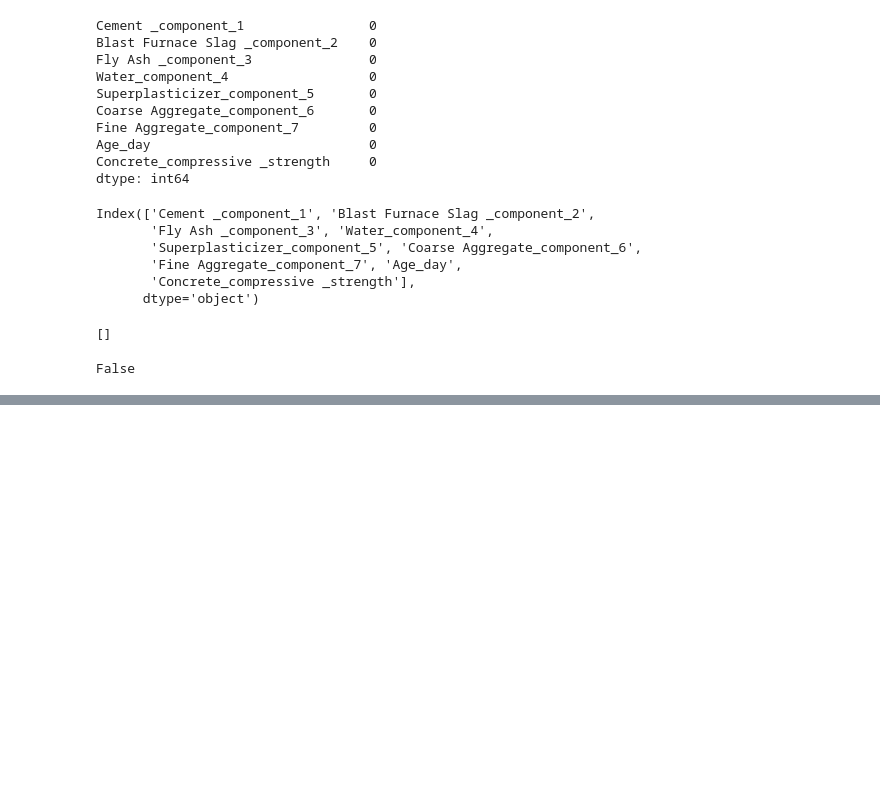
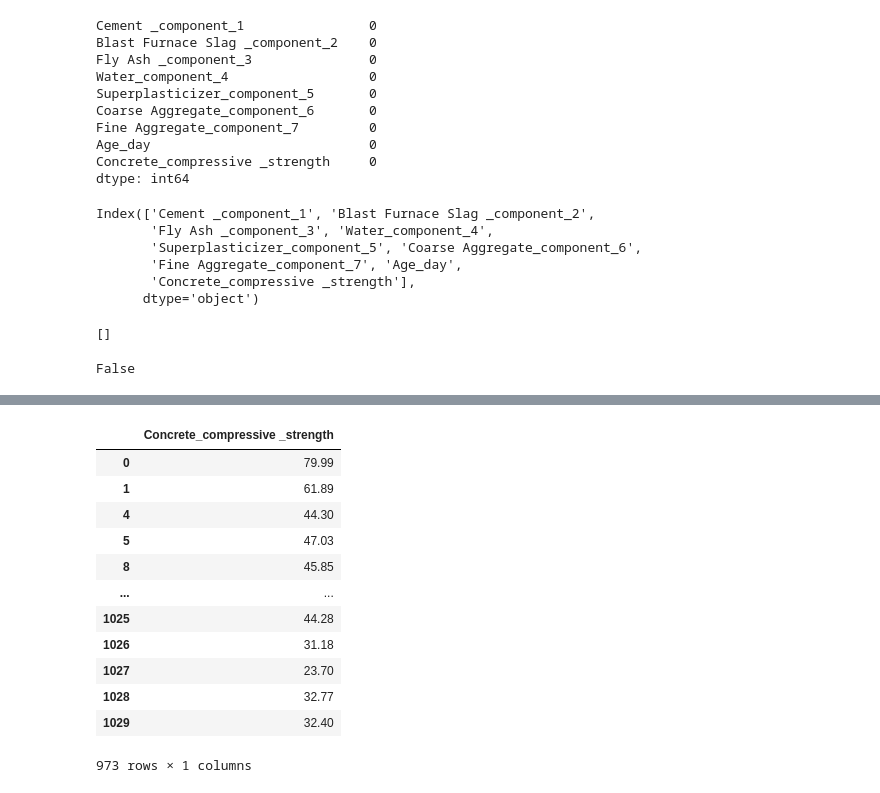
Before and after one commit to ghimanshu98/CementStrengthPredicition, a Jupyter notebook: temp.ipynb, the cells around one changed output, grey strips where cells are left out. Cells and saved outputs as stored; diff of their text form; code cells hidden in the pictures; blank space fills up the shorter version.

```diff
--- a/temp.ipynb
+++ b/temp.ipynb
@@ -387,0 +452,16 @@ False
+# %%
+Y
+# %% [output]
+|  | Concrete_compressive _strength |
+| 0 | 79.99 |
+| 1 | 61.89 |
+| 4 | 44.30 |
+| 5 | 47.03 |
+| 8 | 45.85 |
+| ... | ... |
+| 1025 | 44.28 |
+| 1026 | 31.18 |
+| 1027 | 23.70 |
+| 1028 | 32.77 |
+| 1029 | 32.40 |
+973 rows × 1 columns
```
Also changed, not shown: parts of 15 cells of this notebook, 7 other files.
